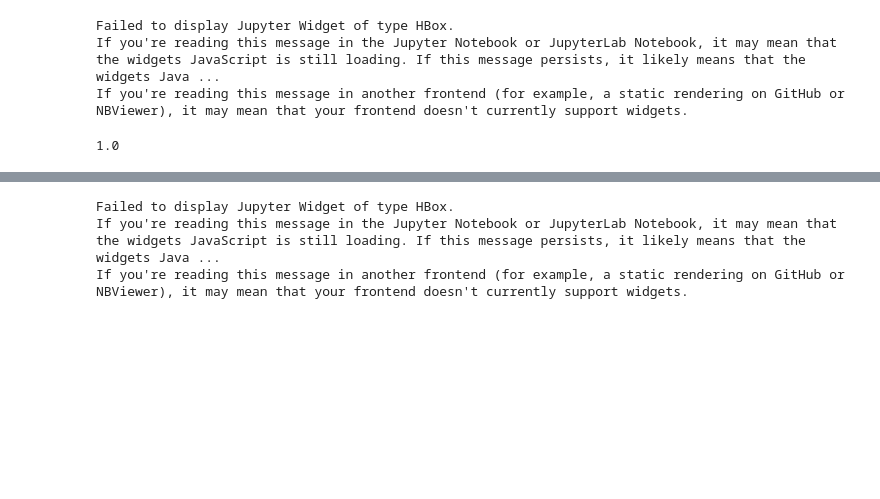
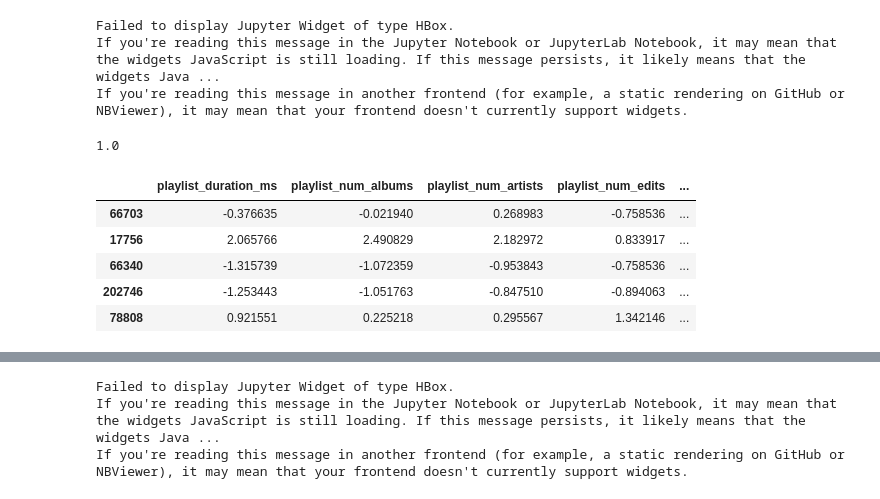
Before and after one commit to tralpha/spotify-project, a Jupyter notebook: DataLoader.ipynb, the cells around one changed output, grey strips where cells are left out. Cells and saved outputs as stored; diff of their text form; code cells hidden in the pictures; blank space fills up the shorter version.

```diff
--- a/DataLoader.ipynb
+++ b/DataLoader.ipynb
@@ -372,0 +376,9 @@ If you're reading this message in another frontend (for example, a static render
+# %%
+X_train_norm.head()
+# %% [output]
+|  | playlist_duration_ms | playlist_num_albums | playlist_num_artists | playlist_num_edits | ... |
+| 66703 | -0.376635 | -0.021940 | 0.268983 | -0.758536 | ... |
+| 17756 | 2.065766 | 2.490829 | 2.182972 | 0.833917 | ... |
+| 66340 | -1.315739 | -1.072359 | -0.953843 | -0.758536 | ... |
+| 202746 | -1.253443 | -1.051763 | -0.847510 | -0.894063 | ... |
+| 78808 | 0.921551 | 0.225218 | 0.295567 | 1.342146 | ... |
```
Also changed, not shown: parts of 10 cells of this notebook.
